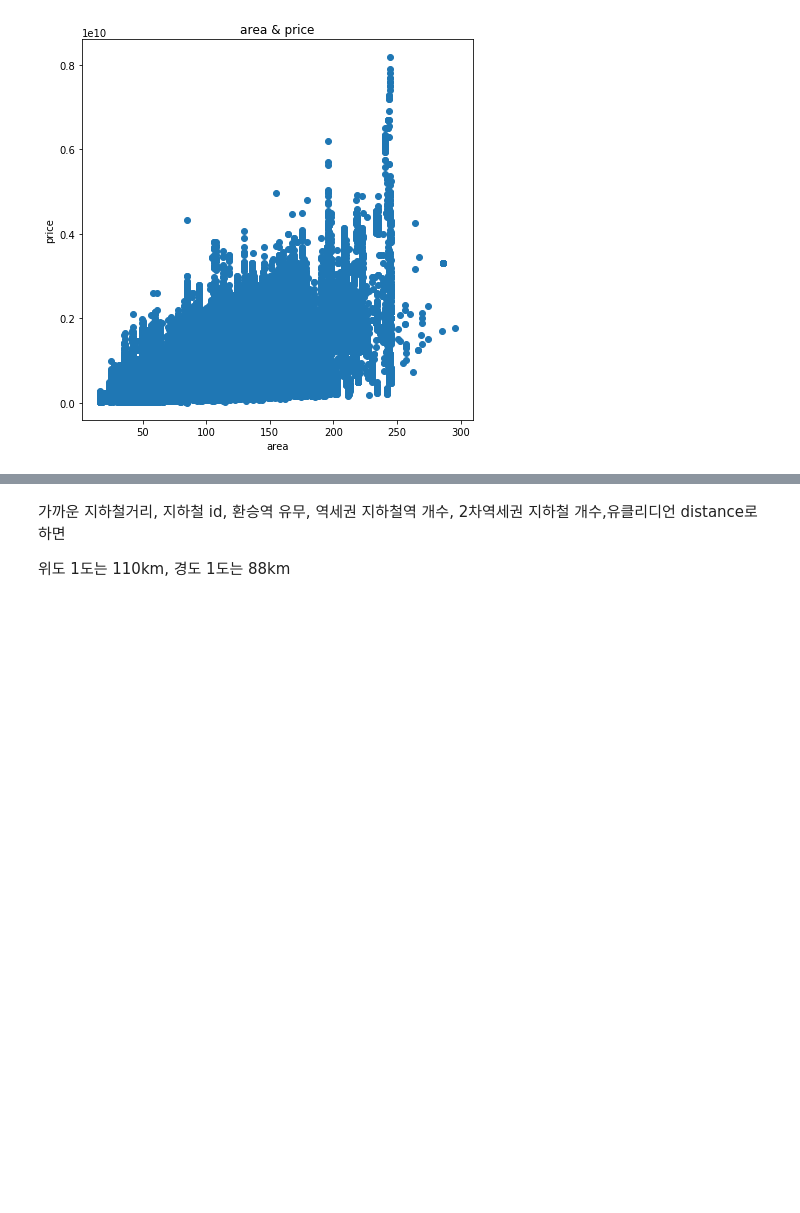
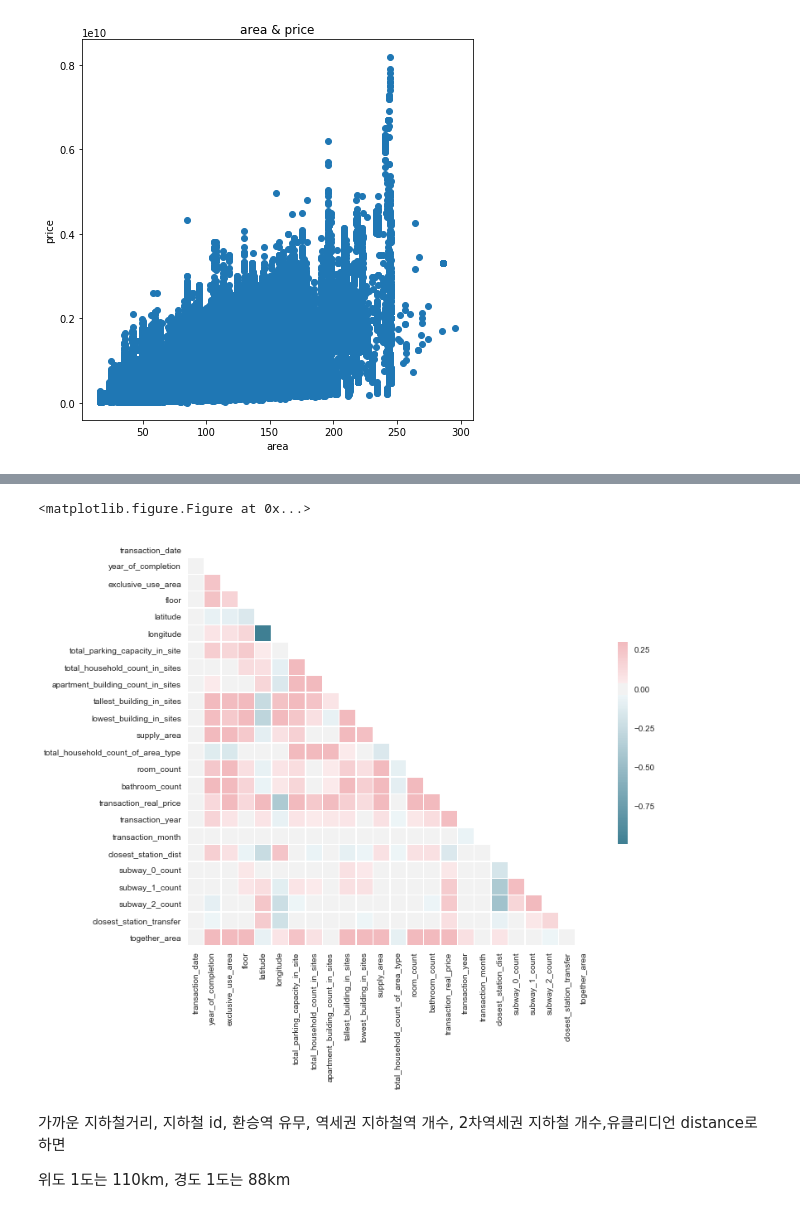
Before and after one commit to tlstmdwn/house_transaction_price, a Jupyter notebook: 직방.ipynb, the cells around one changed output, grey strips where cells are left out. Cells and saved outputs as stored; diff of their text form; code cells hidden in the pictures; blank space fills up the shorter version.

```diff
--- a/직방.ipynb
+++ b/직방.ipynb
@@ -938,0 +940,8 @@ RangeIndex(start=0, stop=405, step=1)
+# %%
+data_quant= []
+for i in data.columns:
+    if i=='key':
+        continue
+    if data.loc[:,i].dtype != 'object':
+
+        data_quant.append(i)
@@ -939,3 +969,28 @@ RangeIndex(start=0, stop=405, step=1)
+# %%
+plt.figure(figsize=(10,10))
+sns.set(style="white")
+
+
+# Compute the correlation matrix
+corr = data.loc[:,data_quant].corr()
+
+# Generate a mask for the upper triangle
+mask = np.zeros_like(corr, dtype=np.bool)
+mask[np.triu_indices_from(mask)] = True
+
+# Set up the matplotlib figure
+f, ax = plt.subplots(figsize=(11, 9))
+
+# Generate a custom diverging colormap
+cmap = sns.diverging_palette(220, 10, as_cmap=True)
+
+# Draw the heatmap with the mask and correct aspect ratio
+sns.heatmap(corr, mask=mask, cmap=cmap, vmax=.3, center=0,
+            square=True, linewidths=.5, cbar_kws={"shrink": .5})
+plt.show()
+# %% [output]
+<matplotlib.figure.Figure at 0x...>
+[figure, added]
 # %% [markdown]
 가까운 지하철거리, 지하철 id, 환승역 유무, 역세권 지하철역 개수, 2차역세권 지하철 개수,유클리디언 distance로 하면
 
```
Also changed, not shown: parts of 106 cells of this notebook.
